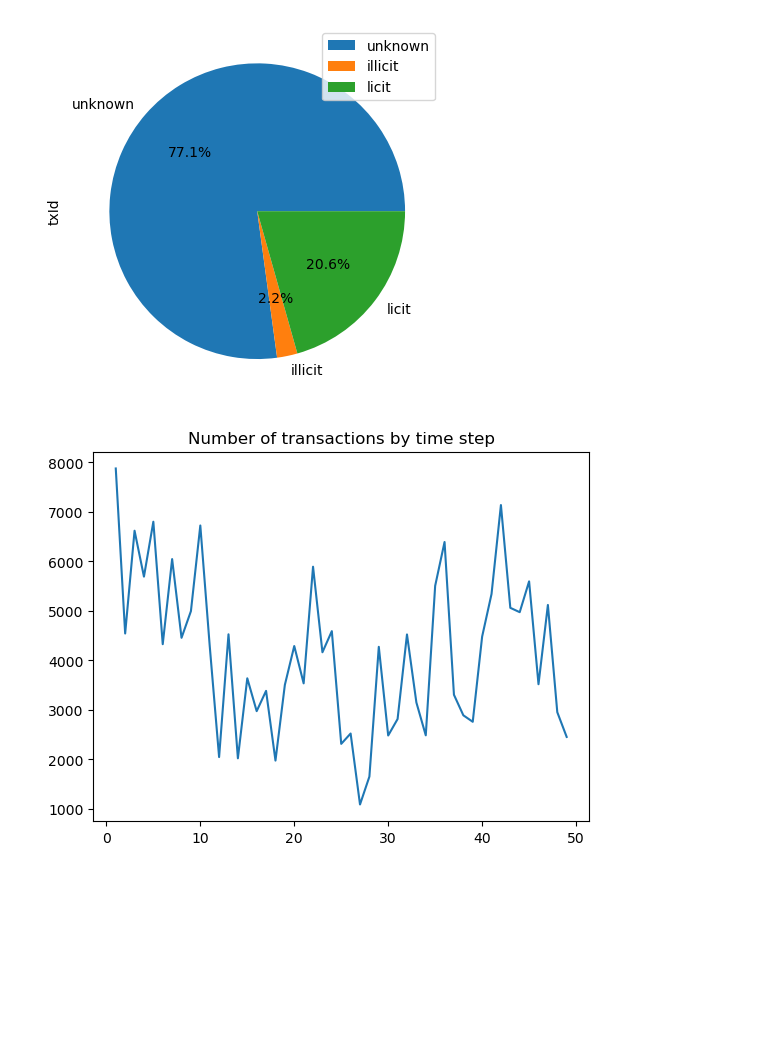
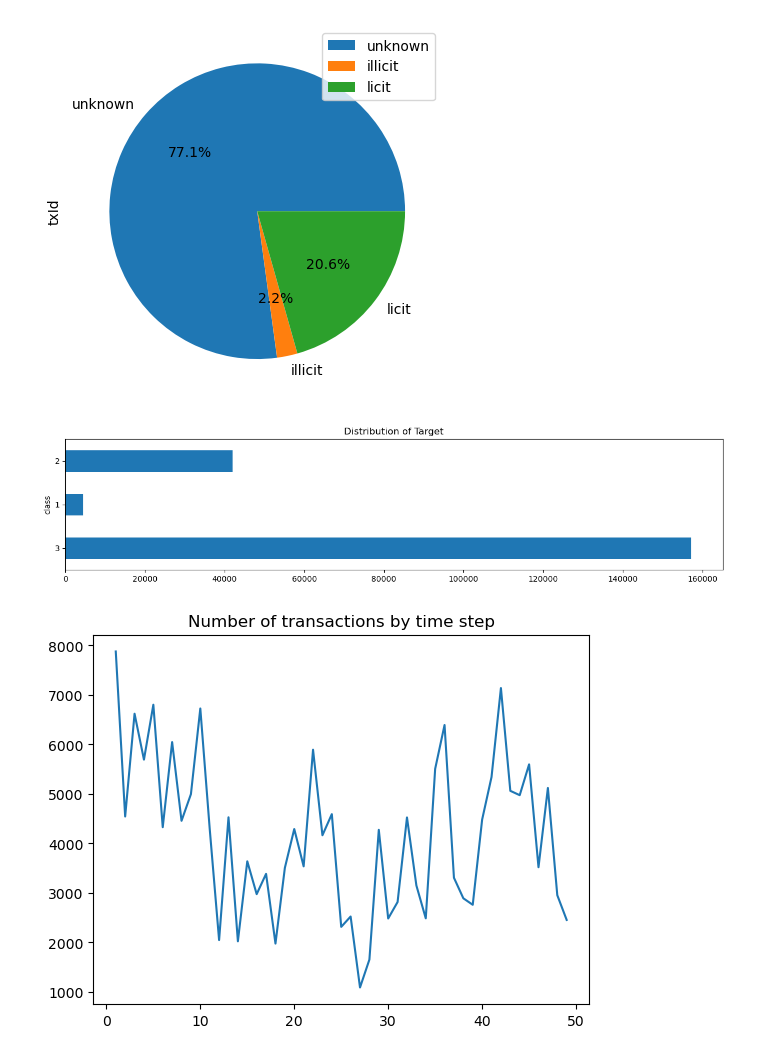
Before and after one commit to KulsoomKamilKhan/Dissertation_Code, a Jupyter notebook: Elliptic Dataset - Notebook.ipynb, the cells around one changed output. Cells and saved outputs as stored; diff of their text form; code cells hidden in the pictures; blank space fills up the shorter version.

```diff
--- a/Elliptic Dataset - Notebook.ipynb
+++ b/Elliptic Dataset - Notebook.ipynb
@@ -186,6 +186,15 @@ raw_classes.groupby(['class']).count().plot(kind='pie', labels=["unknown", "illi
 # %% [output]
 array([<AxesSubplot:ylabel='txId'>], dtype=object)
 [figure]
+# %%
+raw_classes.groupby('class') \
+    .count()['txId'] \
+    .plot(kind='barh',
+          title='Distribution of Target',
+          figsize=(15, 3))
+plt.show()
+# %% [output]
+[figure, added]
 # %%
 raw_features['time step'].value_counts().sort_index().plot();
 plt.title('Number of transactions by time step');
```
Also changed, not shown: parts of 11 cells of this notebook.
